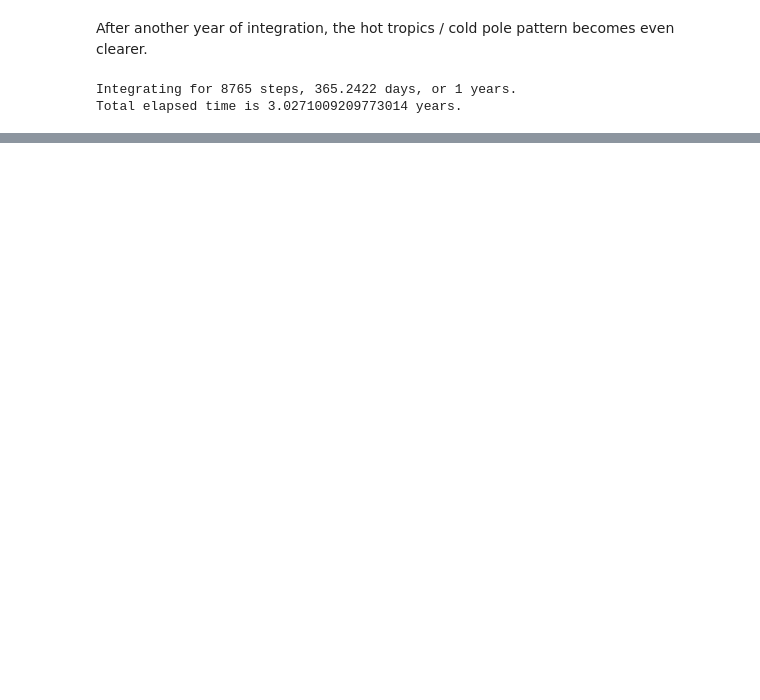
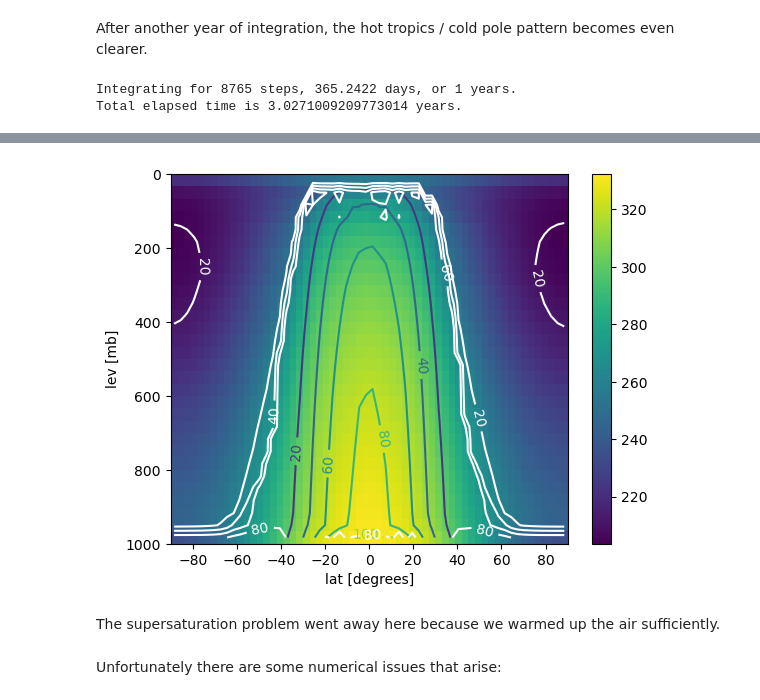
Before and after one commit to climlab/climlab-sbm-convection, a Jupyter notebook: 2D model test.ipynb, the cells around one changed output, grey strips where cells are left out. Saved outputs shown, nothing was run; the diff lists cells and outputs as text; code cells hidden in the pictures; blank space fills up the shorter version.

```diff
--- a/2D model test.ipynb
+++ b/2D model test.ipynb
@@ -184,0 +202,12 @@ fig, ax = plot_state(moistmodel)
+# %%
+dynamicmodel = climlab.process_like(moistmodel)
+
+# thermal diffusivity in W/m**2/degC
+D = 0.04
+# meridional diffusivity in m**2/s
+K = D / dynamicmodel.Tatm.domain.heat_capacity[0] * climlab.utils.constants.a**2
+d = climlab.dynamics.MeridionalDiffusion(state={'Tatm': dynamicmodel.state['Tatm']},
+                        K=K, timestep=long_timestep)
+dynamicmodel.subprocess['Atmosphere'].add_subprocess('Diffusion', d)
+
+print(dynamicmodel)
@@ -184,0 +242,8 @@ fig, ax = plot_state(moistmodel)
+# %%
+fig, ax = plot_state(dynamicmodel)
+# %% [output]
+[figure, added]
+# %% [markdown]
+The supersaturation problem went away here because we warmed up the air sufficiently.
+# %% [markdown]
+Unfortunately there are some numerical issues that arise:
```
Also changed, not shown: parts of 24 cells of this notebook.
